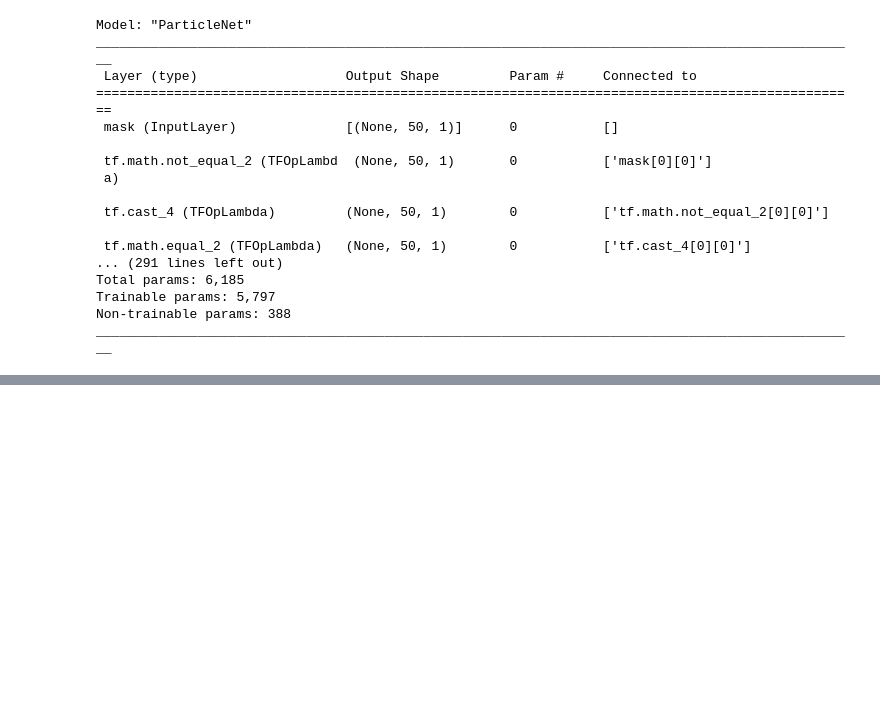
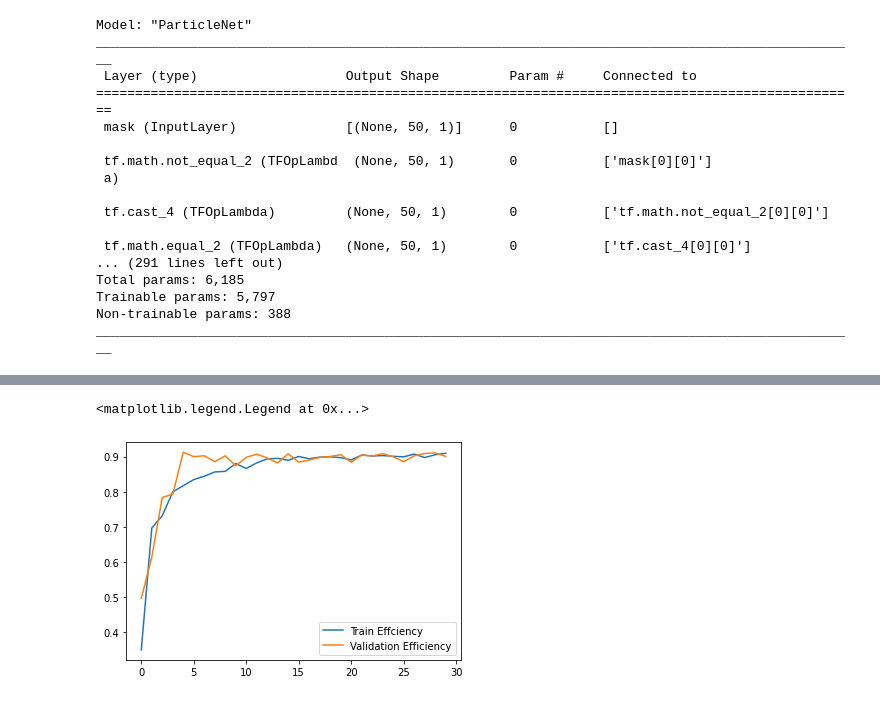
Before and after one commit to raeubaen/RadioMonteCarlo, a Jupyter notebook: keras_train.ipynb, the cells around one changed output, grey strips where cells are left out. Drawn from its saved outputs; the diff is of its cells as text; code cells hidden in the pictures; blank space fills up the shorter version.

```diff
--- a/keras_train.ipynb
+++ b/keras_train.ipynb
@@ -229,4 +243,7 @@ plt.legend()
 # %%
-plt.plot(history.history['recall_1'], label="Train Effciency")
-plt.plot(history.history['val_recall_1'], label="Validation Efficiency")
+plt.plot(history.history['recall_2'], label="Train Effciency")
+plt.plot(history.history['val_recall_2'], label="Validation Efficiency")
 plt.legend()
+# %% [output]
+<matplotlib.legend.Legend at 0x...>
+[figure, added]
```
Also changed, not shown: parts of 7 cells of this notebook.
